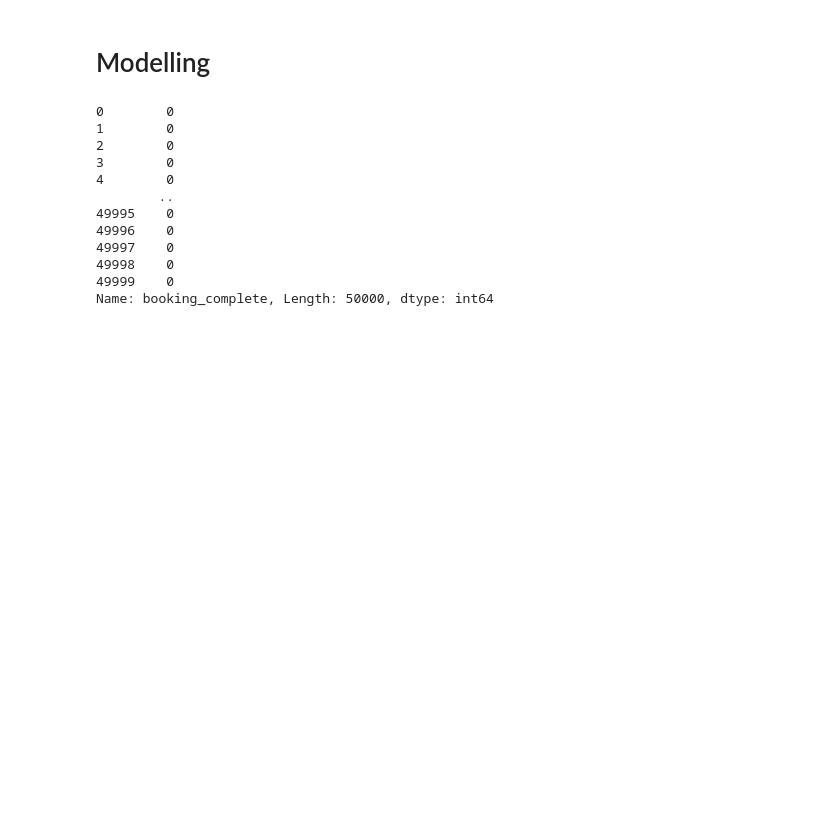
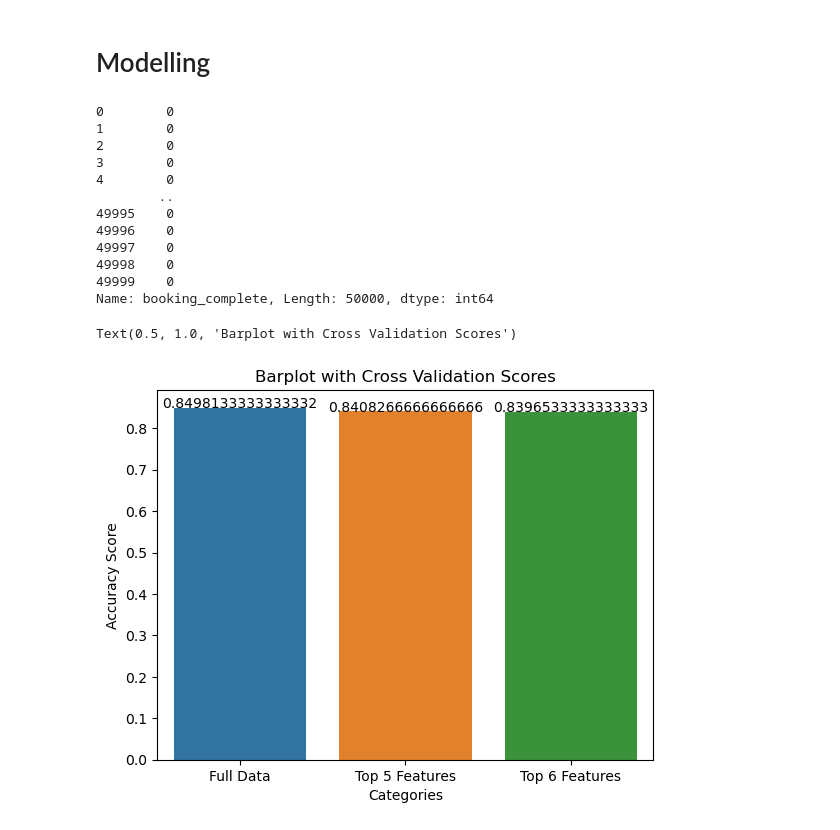
Before and after one commit to HoawenLo/British-Airways-Virtual-Internship, a Jupyter notebook: Predicting Customer Buying Behaviour.ipynb, the cells around one changed output. Saved outputs shown, nothing was run; the diff lists cells and outputs as text; code cells hidden in the pictures; blank space fills up the shorter version.

```diff
--- a/Predicting Customer Buying Behaviour.ipynb
+++ b/Predicting Customer Buying Behaviour.ipynb
@@ -410,3 +414,29 @@ X_train_top_6, X_test_top_6, y_train_top_6, y_test_top_6 = train_test_split(X_to
 
 
 # find best parameters > score take parameters and do confusion matrix, classification report + cross val score
+# %%
+rf_model = RandomForestClassifier()
+
+# Full data
+training_data = [(X_train_full,y_train_full), (X_train_top_5,y_train_top_5), (X_train_top_6,y_train_top_6)]
+
+dict_scores_rf = {}
+
+for i, data in enumerate(training_data):
+    scores = cross_val_score(estimator=rf_model, X=data[0], y=data[1], cv=3)
+    average_accuracy = scores.mean()
+    dict_scores_rf[i] = average_accuracy
+# %%
+values = list(dict_scores_rf.values())
+
+ax = sns.barplot(y=values, x=['Full Data', 'Top 5 Features', 'Top 6 Features'])
+
+for i, v in enumerate(values):
+    ax.text(i, v, str(v), ha='center')
+
+plt.xlabel('Categories')
+plt.ylabel('Accuracy Score')
+plt.title('Barplot with Cross Validation Scores')
+# %% [output]
+Text(0.5, 1.0, 'Barplot with Cross Validation Scores')
+[figure, added]
```
Also changed, not shown: parts of 16 cells of this notebook.
